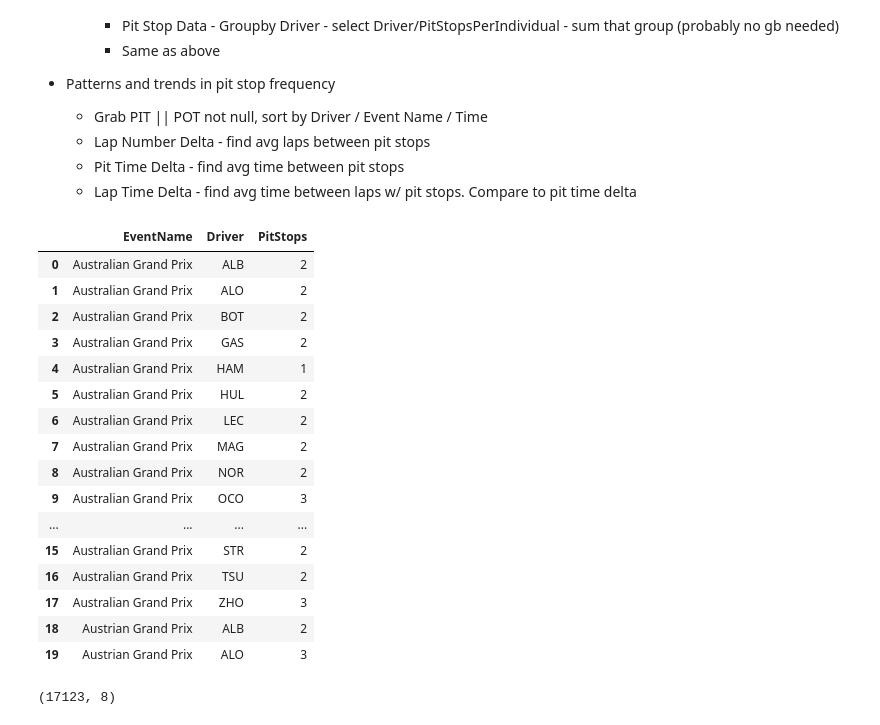
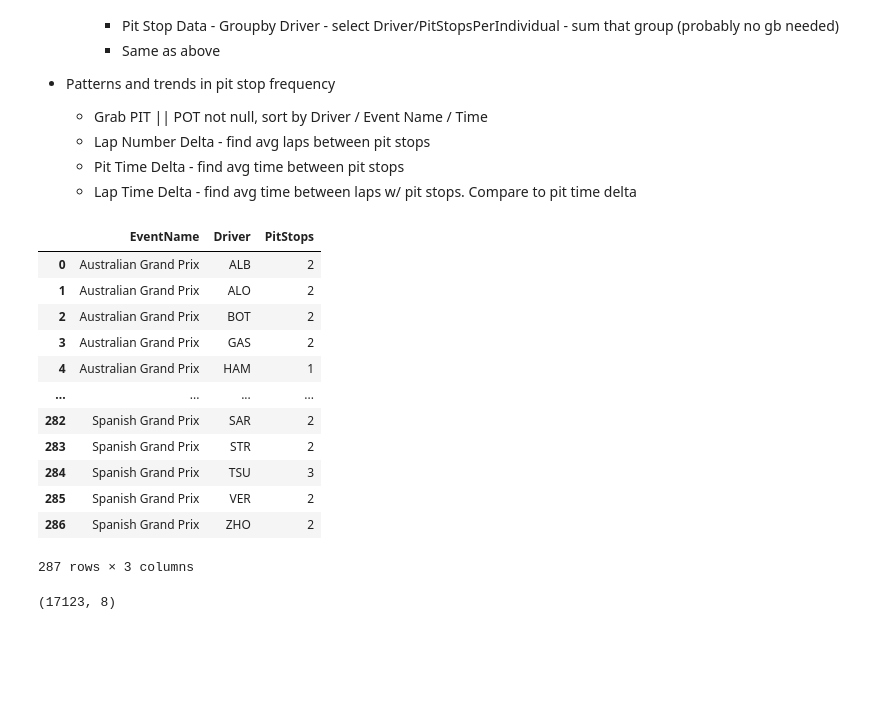
Before and after one commit to MyNameIsCalvinDavis/Data-Science, a Jupyter notebook: F1/F1.ipynb, the cells around one changed output. Drawn from its saved outputs; the diff is of its cells as text; code cells hidden in the pictures; blank space fills up the shorter version.

```diff
--- a/F1/F1.ipynb
+++ b/F1/F1.ipynb
@@ -286,30 +286,26 @@ https://www.formula1.com/en/video/race-highlights-2024-australian-grand-prix.179
 # %%
 pits = pd.merge(laps_raw, results_raw, left_on=["EventName", "Driver"], right_on=["EventName", "Abbreviation"]) \
     [["EventName", "Time_x", "Driver", "LapTime", "LapNumber", "Stint", "PitOutTime", "PitInTime", "ClassifiedPosition"]]
 
 pit_stops = pits[(pits["PitInTime"].notna()) | (pits["PitOutTime"].notna())][["EventName", "Driver", "PitOutTime", "ClassifiedPosition"]]
-pit_stops = pit_stops.dropna().drop(columns=["PitOutTime"]).groupby(["EventName", "Driver"]).count().reset_index().drop_duplicates().head(20)
+pit_stops = pit_stops.dropna().drop(columns=["PitOutTime"]).groupby(["EventName", "Driver"]).count().reset_index().drop_duplicates()
 #pits[pits["Driver"] == "HAM"][(pits["PitInTime"].notna()) | (pits["PitOutTime"].notna())]
 pit_stops = pit_stops.rename(columns={"ClassifiedPosition":"PitStops"})
 pit_stops
 # %% [output]
 |  | EventName | Driver | PitStops |
 | 0 | Australian Grand Prix | ALB | 2 |
 | 1 | Australian Grand Prix | ALO | 2 |
 | 2 | Australian Grand Prix | BOT | 2 |
 | 3 | Australian Grand Prix | GAS | 2 |
 | 4 | Australian Grand Prix | HAM | 1 |
-| 5 | Australian Grand Prix | HUL | 2 |
-| 6 | Australian Grand Prix | LEC | 2 |
-| 7 | Australian Grand Prix | MAG | 2 |
-| 8 | Australian Grand Prix | NOR | 2 |
-| 9 | Australian Grand Prix | OCO | 3 |
 | ... | ... | ... | ... |
-| 15 | Australian Grand Prix | STR | 2 |
-| 16 | Australian Grand Prix | TSU | 2 |
-| 17 | Australian Grand Prix | ZHO | 3 |
-| 18 | Austrian Grand Prix | ALB | 2 |
-| 19 | Austrian Grand Prix | ALO | 3 |
+| 282 | Spanish Grand Prix | SAR | 2 |
+| 283 | Spanish Grand Prix | STR | 2 |
+| 284 | Spanish Grand Prix | TSU | 3 |
+| 285 | Spanish Grand Prix | VER | 2 |
+| 286 | Spanish Grand Prix | ZHO | 2 |
+287 rows × 3 columns
 # %%
 laps.shape
 # %% [output]
```
Also changed, not shown: parts of 8 cells of this notebook.
